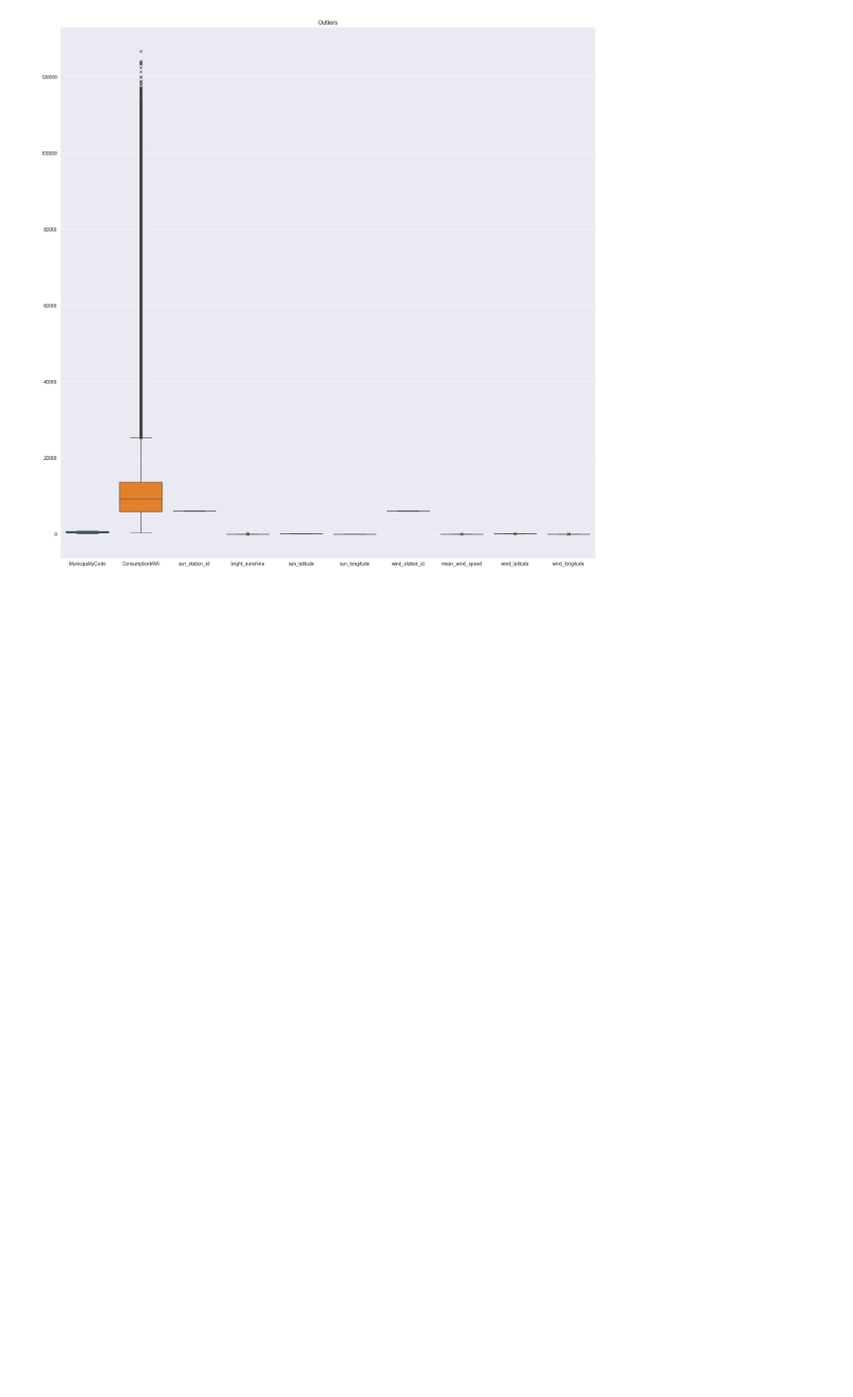
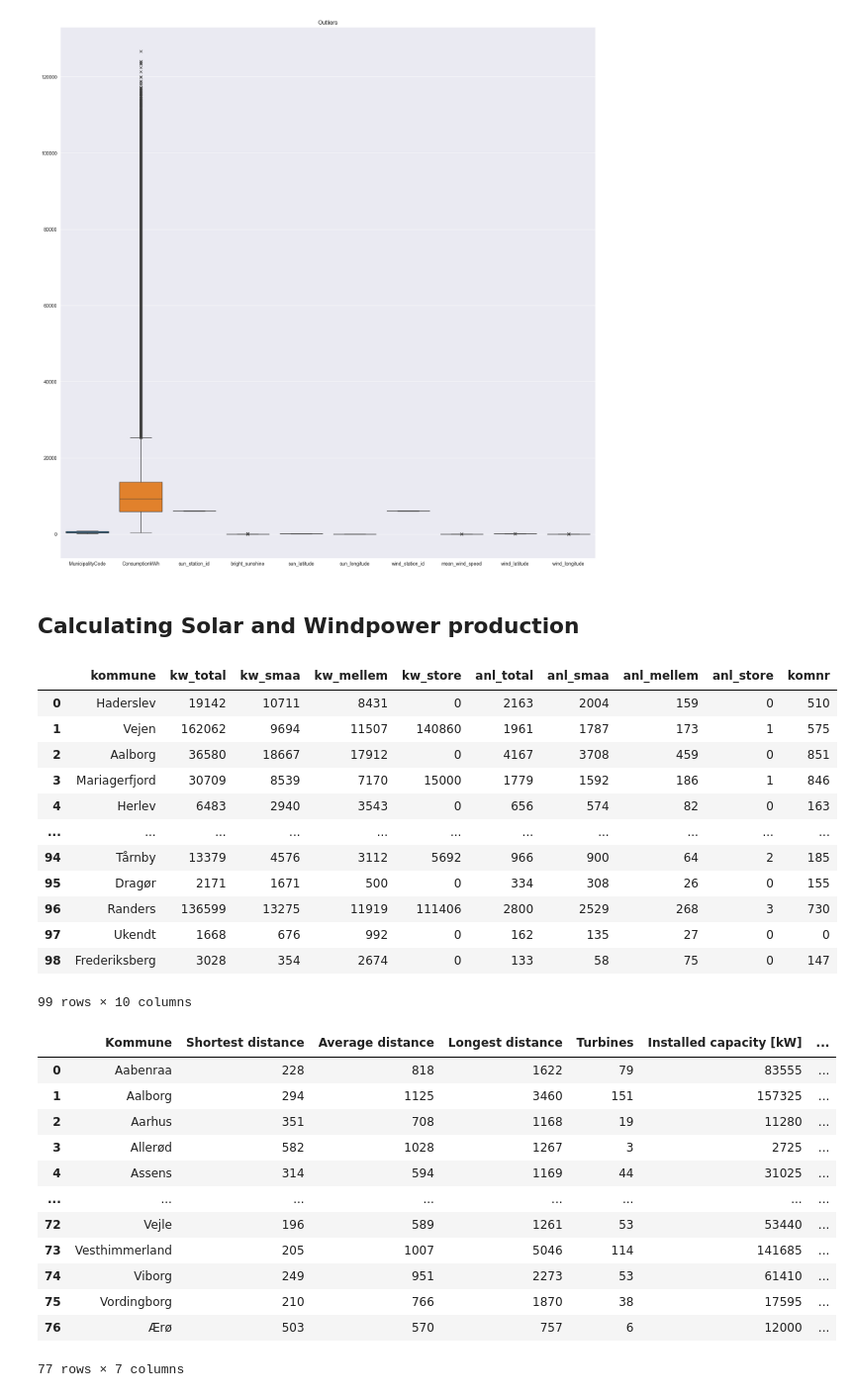
Before and after one commit to The-European-Avengers/BigDataProject, a Jupyter notebook: price_prediction.ipynb, the cells around one changed output. Shown at 99% size. Drawn from its saved outputs; the diff is of its cells as text; code cells hidden in the pictures; blank space fills up the shorter version.

Commit message:
Added windmill and solar production datasets

```diff
--- a/price_prediction.ipynb
+++ b/price_prediction.ipynb
@@ -256,3 +256,38 @@ sns.boxplot(merged, flierprops={"marker": "x"}).set(title="Outliers")
 plt.show()
 # %% [output]
 [figure]
+# %% [markdown]
+## Calculating Solar and Windpower production
+# %%
+solar = pd.read_csv('productionData/solar_panels.csv', delimiter=',')
+windmills = pd.read_csv('productionData/windmills.csv', delimiter=',')
+
+display(solar)
+display(windmills)
+# %% [output]
+|  | kommune | kw_total | kw_smaa | kw_mellem | kw_store | anl_total | anl_smaa | anl_mellem | anl_store | komnr |
+| 0 | Haderslev | 19142 | 10711 | 8431 | 0 | 2163 | 2004 | 159 | 0 | 510 |
+| 1 | Vejen | 162062 | 9694 | 11507 | 140860 | 1961 | 1787 | 173 | 1 | 575 |
+| 2 | Aalborg | 36580 | 18667 | 17912 | 0 | 4167 | 3708 | 459 | 0 | 851 |
+| 3 | Mariagerfjord | 30709 | 8539 | 7170 | 15000 | 1779 | 1592 | 186 | 1 | 846 |
+| 4 | Herlev | 6483 | 2940 | 3543 | 0 | 656 | 574 | 82 | 0 | 163 |
+| ... | ... | ... | ... | ... | ... | ... | ... | ... | ... | ... |
+| 94 | Tårnby | 13379 | 4576 | 3112 | 5692 | 966 | 900 | 64 | 2 | 185 |
+| 95 | Dragør | 2171 | 1671 | 500 | 0 | 334 | 308 | 26 | 0 | 155 |
+| 96 | Randers | 136599 | 13275 | 11919 | 111406 | 2800 | 2529 | 268 | 3 | 730 |
+| 97 | Ukendt | 1668 | 676 | 992 | 0 | 162 | 135 | 27 | 0 | 0 |
+| 98 | Frederiksberg | 3028 | 354 | 2674 | 0 | 133 | 58 | 75 | 0 | 147 |
+99 rows × 10 columns
+|  | Kommune | Shortest distance | Average distance | Longest distance | Turbines | Installed capacity [kW] | ... |
+| 0 | Aabenraa | 228 | 818 | 1622 | 79 | 83555 | ... |
+| 1 | Aalborg | 294 | 1125 | 3460 | 151 | 157325 | ... |
+| 2 | Aarhus | 351 | 708 | 1168 | 19 | 11280 | ... |
+| 3 | Allerød | 582 | 1028 | 1267 | 3 | 2725 | ... |
+| 4 | Assens | 314 | 594 | 1169 | 44 | 31025 | ... |
+| ... | ... | ... | ... | ... | ... | ... | ... |
+| 72 | Vejle | 196 | 589 | 1261 | 53 | 53440 | ... |
+| 73 | Vesthimmerland | 205 | 1007 | 5046 | 114 | 141685 | ... |
+| 74 | Viborg | 249 | 951 | 2273 | 53 | 61410 | ... |
+| 75 | Vordingborg | 210 | 766 | 1870 | 38 | 17595 | ... |
+| 76 | Ærø | 503 | 570 | 757 | 6 | 12000 | ... |
+77 rows × 7 columns
```
Also changed, not shown: 2 other files.
